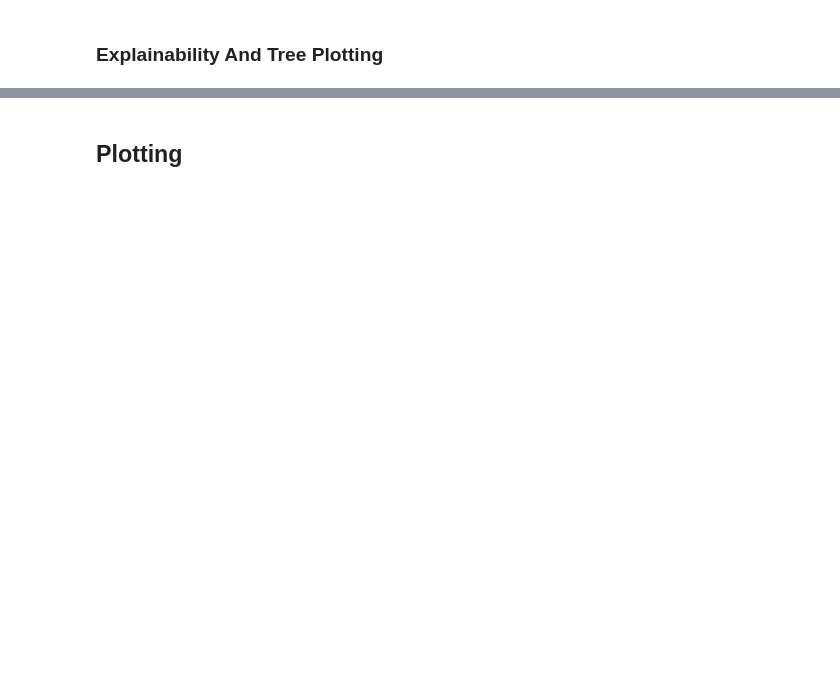
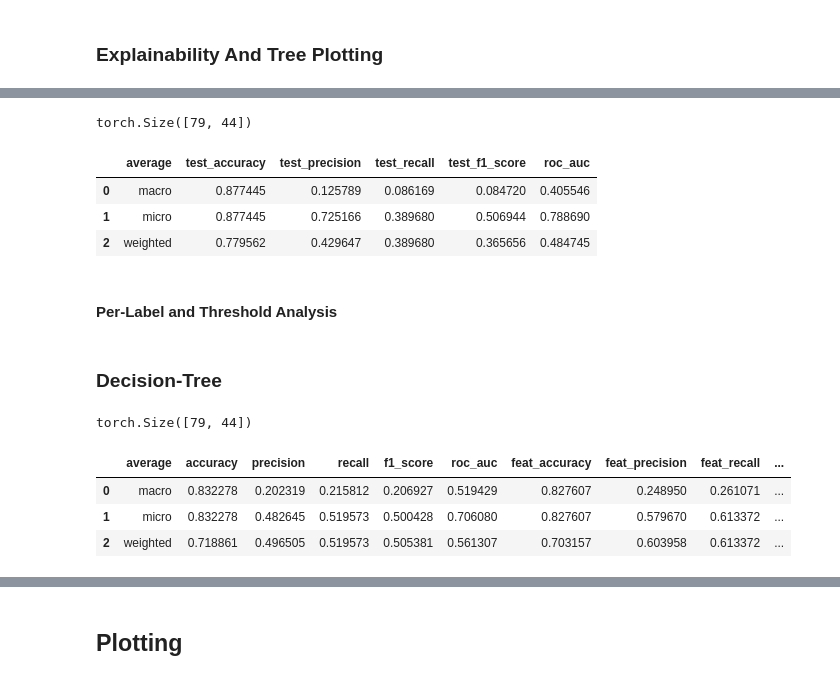
Before and after one commit to ribesstefano/ml4justice-feature-predictor, a Jupyter notebook: notebooks/ml4justice_nlp.ipynb, the cells around one changed output, grey strips where cells are left out. Cells and saved outputs as stored; diff of their text form; code cells hidden in the pictures; blank space fills up the shorter version.

```diff
--- a/notebooks/ml4justice_nlp.ipynb
+++ b/notebooks/ml4justice_nlp.ipynb
@@ -1310,0 +1376,29 @@ plot_decision_tree(pipeline, label='violazione stop o semaforo o codice della st
+# %%
+basedir = f"../data/processed/"
+predictions = torch.load(f'{basedir}/nlp-mlp-loo-predictions.pt')
+targets = torch.load(f'{basedir}/nlp-mlp-loo-targets.pt')
+predictions.size()
+# %% [output]
+torch.Size([79, 44])
+# %%
+score_table = []
+
+for average in ['macro', 'micro', 'weighted']:
+    score_table.append({
+        'average': average,
+        'test_accuracy': accuracy(predictions, targets, task='multilabel', num_labels=num_labels, average=average).item(),
+        'test_precision': precision(predictions, targets, task='multilabel', num_labels=num_labels, average=average).item(),
+        'test_recall': recall(predictions, targets, task='multilabel', num_labels=num_labels, average=average).item(),
+        'test_f1_score': f1_score(predictions, targets, task='multilabel', num_labels=num_labels, average=average).item(),
+        'roc_auc': auroc(predictions, targets, task='multilabel', num_labels=num_labels, average=average).item(),
+    })
+score_table = pd.DataFrame(score_table)
+score_table.to_csv(f"../data/nlp-mlp-loo-scores.csv", index=False)
+score_table
+# %% [output]
+|  | average | test_accuracy | test_precision | test_recall | test_f1_score | roc_auc |
+| 0 | macro | 0.877445 | 0.125789 | 0.086169 | 0.084720 | 0.405546 |
+| 1 | micro | 0.877445 | 0.725166 | 0.389680 | 0.506944 | 0.788690 |
+| 2 | weighted | 0.779562 | 0.429647 | 0.389680 | 0.365656 | 0.484745 |
+# %% [markdown]
+#### Per-Label and Threshold Analysis
@@ -1310,0 +1457,50 @@ plot_decision_tree(pipeline, label='violazione stop o semaforo o codice della st
+# %% [markdown]
+### Decision-Tree
+# %%
+basedir = f"../data/processed/"
+predictions = torch.load(f'{basedir}/nlp-decision_tree-loo-predictions.pt')
+targets = torch.load(f'{basedir}/nlp-decision_tree-loo-targets.pt')
+predictions.size()
+# %% [output]
+torch.Size([79, 44])
+# %%
+# score_table = []
+
+# for average in ['macro', 'micro', 'weighted']:
+#     score_table.append({
+#         'average': average,
+#         'test_accuracy': accuracy(predictions, targets, task='multilabel', num_labels=num_labels, average=average).item(),
+#         'test_precision': precision(predictions, targets, task='multilabel', num_labels=num_labels, average=average).item(),
+#         'test_recall': recall(predictions, targets, task='multilabel', num_labels=num_labels, average=average).item(),
+#         'test_f1_score': f1_score(predictions, targets, task='multilabel', num_labels=num_labels, average=average).item(),
+#         'roc_auc': auroc(predictions, targets, task='multilabel', num_labels=num_labels, average=average).item(),
+#     })
+# score_table = pd.DataFrame(score_table)
+# score_table.to_csv(f"../data/scores-nlp-decision_tree-loo-scores.csv", index=False)
+# score_table
+
+
+score_table = []
+for average in ['macro', 'micro', 'weighted']:
+    score_table.append({
+        'average': average,
+        'accuracy': accuracy(predictions, targets, task='multilabel', num_labels=num_labels, average=average).item(),
+        'precision': precision(predictions, targets, task='multilabel', num_labels=num_labels, average=average).item(),
+        'recall': recall(predictions, targets, task='multilabel', num_labels=num_labels, average=average).item(),
+        'f1_score': f1_score(predictions, targets, task='multilabel', num_labels=num_labels, average=average).item(),
+        'roc_auc': auroc(predictions, targets, task='multilabel', num_labels=num_labels, average=average).item(),
+
+        'feat_accuracy': accuracy(predictions[:, idx_feat], targets[:, idx_feat], task='multilabel', num_labels=num_labels_feat, average=average).item(),
+        'feat_precision': precision(predictions[:, idx_feat], targets[:, idx_feat], task='multilabel', num_labels=num_labels_feat, average=average).item(),
+        'feat_recall': recall(predictions[:, idx_feat], targets[:, idx_feat], task='multilabel', num_labels=num_labels_feat, average=average).item(),
+        'feat_f1_score': f1_score(predictions[:, idx_feat], targets[:, idx_feat], task='multilabel', num_labels=num_labels_feat, average=average).item(),
+        'feat_roc_auc': auroc(predictions[:, idx_feat], targets[:, idx_feat], task='multilabel', num_labels=num_labels_feat, average=average).item(),
+    })
+score_table = pd.DataFrame(score_table)
+score_table.to_csv(f"../data/nlp-decision_tree-loo-scores.csv", index=False)
+score_table
+# %% [output]
+|  | average | accuracy | precision | recall | f1_score | roc_auc | feat_accuracy | feat_precision | feat_recall | ... |
+| 0 | macro | 0.832278 | 0.202319 | 0.215812 | 0.206927 | 0.519429 | 0.827607 | 0.248950 | 0.261071 | ... |
+| 1 | micro | 0.832278 | 0.482645 | 0.519573 | 0.500428 | 0.706080 | 0.827607 | 0.579670 | 0.613372 | ... |
+| 2 | weighted | 0.718861 | 0.496505 | 0.519573 | 0.505381 | 0.561307 | 0.703157 | 0.603958 | 0.613372 | ... |
```
Also changed, not shown: parts of 43 cells of this notebook.
